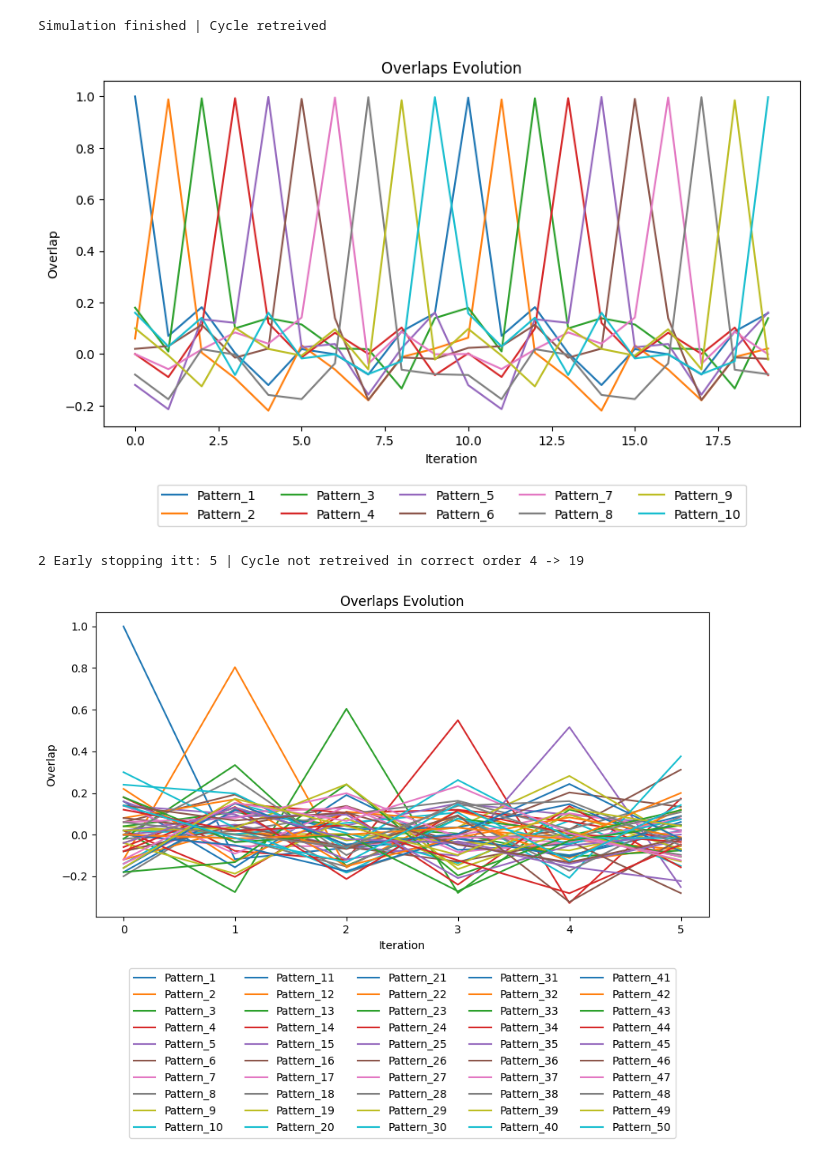
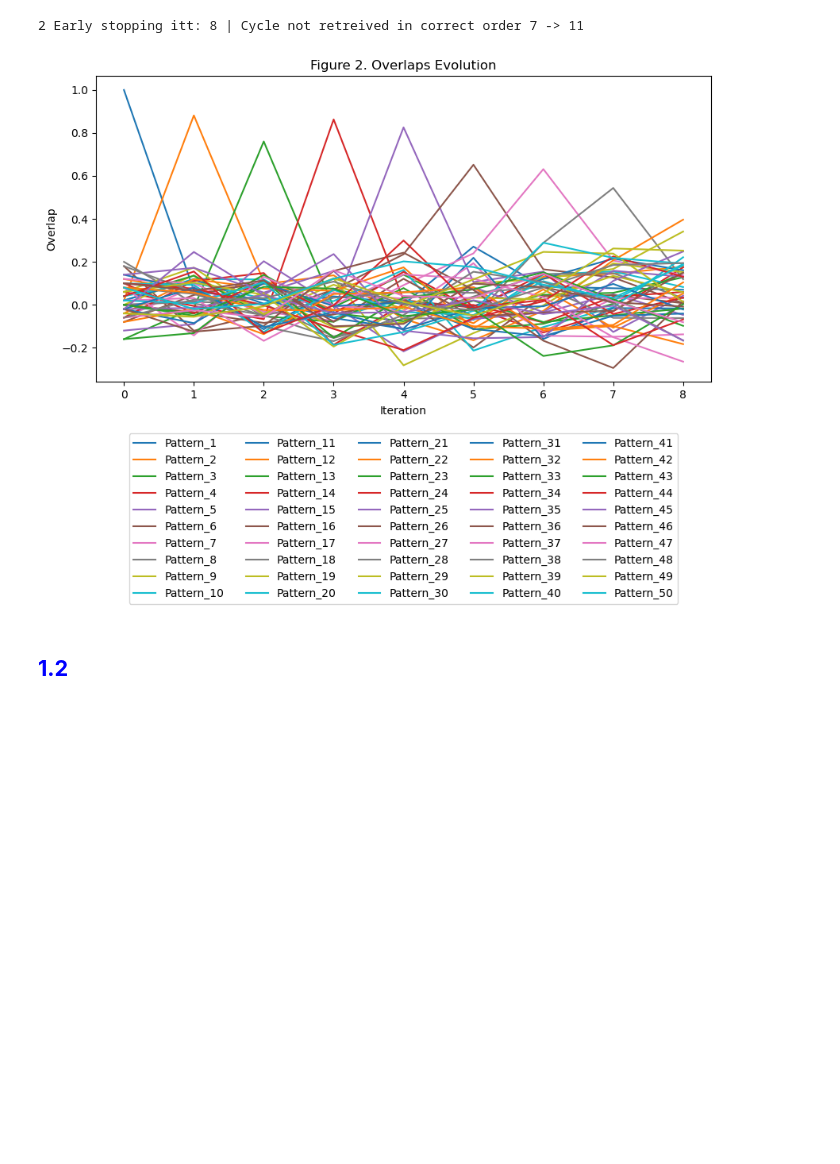
Before and after one commit to maverest/NX_465_mini_project, a Jupyter notebook: NX_465_mini_project.ipynb, the cells around one changed output. Cells and saved outputs as stored; diff of their text form; code cells hidden in the pictures; blank space fills up the shorter version.

```diff
--- a/NX_465_mini_project.ipynb
+++ b/NX_465_mini_project.ipynb
@@ -153,14 +201,7 @@ $$
 # %%
-def generate_patterns(P,N):
-    """
-    Generates P random flatt patterns of size N
-    Args:
-        P (int): Number of patterns
-        N (int): Size of each pattern
-    """
-    return np.random.choice([-1,1], size =(P, N))
 
-def compute_overlaps(patterns, S):
+
+def compute_overlaps_sim(patterns, S):
     """"
     Computes the overlaps between patterns P and state S
     Args:
@@ -169,9 +210,10 @@ def compute_overlaps(patterns, S):
     """
     N = patterns.shape[1]
     m = np.dot(patterns,S) / N
-    return m #(P,)
+    return m #(P,) #? mettre les dimensions de l'output dans les docstrings ?
+#! Ici le dot compute une liste de produits scalaires hein ? -> la nommer 'ms' ?
 
-def compute_state_S(m,patterns, S, beta):
+def compute_state_S(m,patterns, beta):
     """
     Computes the state S
     Args:
@@ -183,7 +225,7 @@ def compute_state_S(m,patterns, S, beta):
     S_update = np.tanh(beta * np.dot(m_minus_1, patterns))
     return S_update #(N,)
 
-def simulation(P = 10, N = 100, beta = 4, n_max = None, plot= True, control_cycle = True, verbose = True):
+def simulation(P = 10, N = 100, beta = 4, n_max = None, plot= True, control_cycle = True, verbose = True, fig_nb= 0):
     """
     Simulates the evolution of the state S and the overlaps m
     Args:
@@ -202,8 +244,8 @@ def simulation(P = 10, N = 100, beta = 4, n_max = None, plot= True, control_cycl
     S_track = [S.copy()]
     previous_m = None
     for n,i in enumerate(range(n_max)):
-        m = compute_overlaps(patterns, S)
-        S = compute_state_S(m, patterns, S, beta)
+        m = compute_overlaps_sim(patterns, S)
+        S = compute_state_S(m, patterns, beta) #compute_state_S(m, patterns, S, beta)
         S_track.append(S.copy())
         m_track.append(m)
 
@@ -215,7 +257,7 @@ def simulation(P = 10, N = 100, beta = 4, n_max = None, plot= True, control_cycl
                 continue
             else :
                 if previous_m == P-1 :
-                    if max_overlap == 0 or max_overlap == P-1 :
+                    if max_overlap == 0 or max_overlap == P-1 : #! cas ou on ne commence pas au premier... ?
                         previous_m = max_overlap
                         if n == n_max - 1 :
                             retreived = True
@@ -249,7 +291,10 @@ def simulation(P = 10, N = 100, beta = 4, n_max = None, plot= True, control_cycl
         plt.figure(figsize=(10, 5))
         for mu in range(P):
             plt.plot(m_track[:, mu], label=f'Pattern_{mu + 1}')
-        plt.title('Overlaps Evolution')
+        if fig_nb != 0 :
+            plt.title(f'Figure {fig_nb}. Overlaps Evolution')
+        else :
+            plt.title('Overlaps Evolution')
         plt.xlabel('Iteration')
         plt.ylabel('Overlap')
         plt.legend(loc='upper center', bbox_to_anchor=(0.5, -0.15),
@@ -287,11 +340,13 @@ This is likely due to the crosstalk from many pattern, with $P = 50$ for only $N
 As a result, the network exhibits more diffuse behavior, illustrating that the cycle retrieval mechanism breaks down when $P$ is too large relative to $N$.
 # %%
 # Cycle retrieving control implemented directly in sumulation function allowing early stop
-sim_P10 = simulation(verbose = True)
-sim_P50 = simulation(P = 50, verbose = True)
+#sim_P10 = simulation(verbose = True)
+sim_P50 = simulation(P = 50, verbose = True, fig_nb = 2)
 # %% [output]
-Simulation finished | Cycle retreived
+2 Early stopping itt: 8 | Cycle not retreived in correct order 7 -> 11
-[figure, old version]
+[figure, new version]
-2 Early stopping itt: 5 | Cycle not retreived in correct order 4 -> 19
-[figure, removed]
+# %% [markdown]
+<span style="color: blue;">
+
+## **1.2**
 # %%
```
Also changed, not shown: parts of 26 cells of this notebook.
